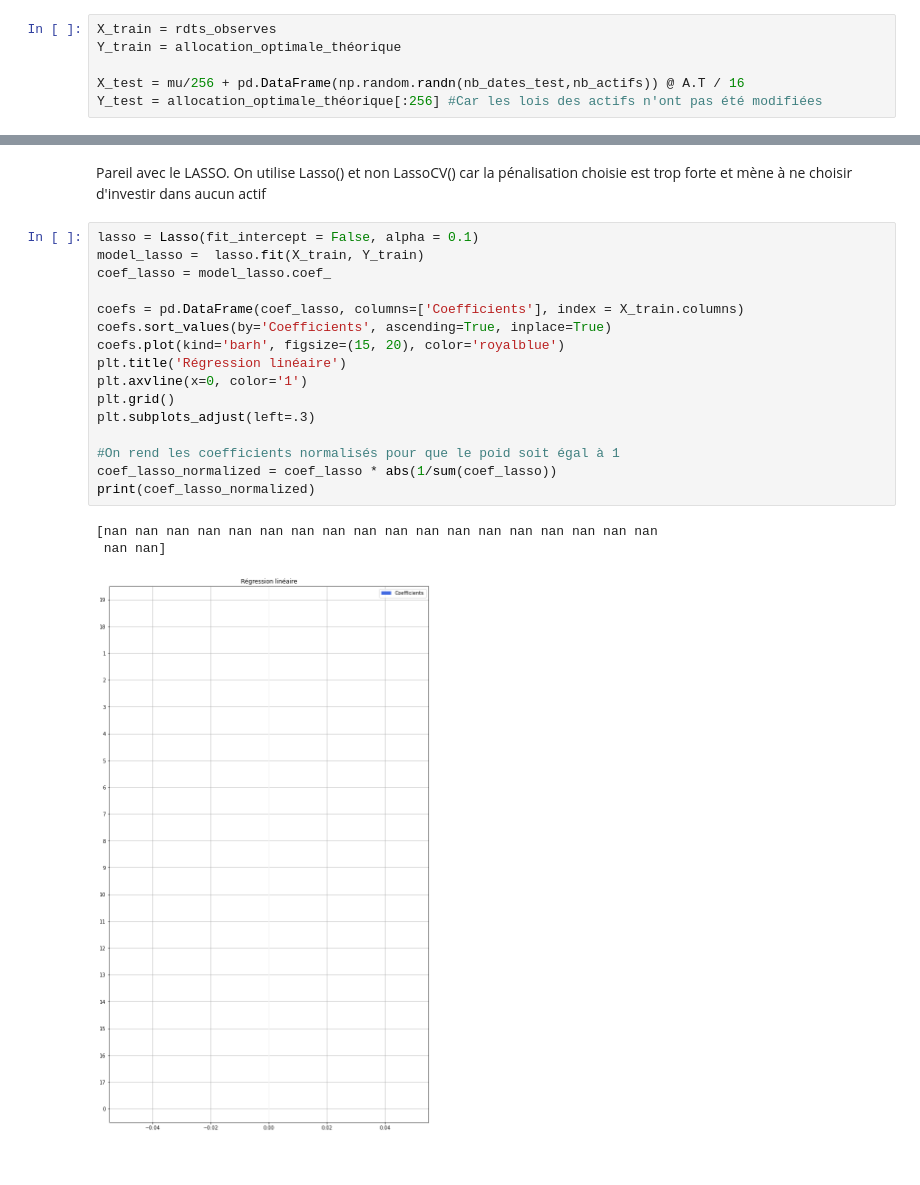
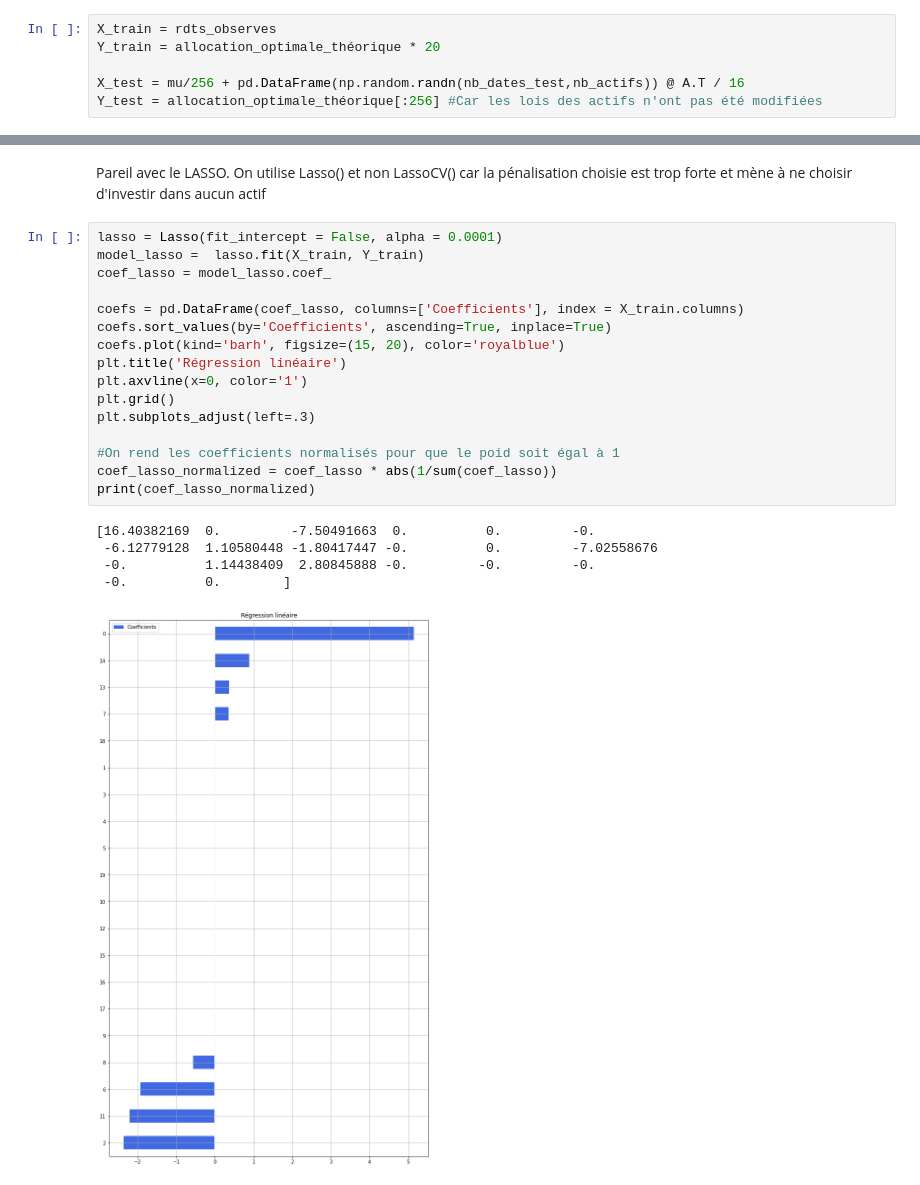
Before and after one commit to PyTomSss/StatApp_M1_ENSAE, a Jupyter notebook: Brouillon_Tom/Notebook_brouillon_Tom.ipynb, the cells around one changed output, grey strips where cells are left out. Cells and saved outputs as stored; diff of their text form.

```diff
--- a/Brouillon_Tom/Notebook_brouillon_Tom.ipynb
+++ b/Brouillon_Tom/Notebook_brouillon_Tom.ipynb
@@ -132,7 +132,7 @@ nb_dates_test = 256
 nb_simu = 1000
 # %%
 X_train = rdts_observes
-Y_train = allocation_optimale_théorique
+Y_train = allocation_optimale_théorique * 20
 
 X_test = mu/256 + pd.DataFrame(np.random.randn(nb_dates_test,nb_actifs)) @ A.T / 16
 Y_test = allocation_optimale_théorique[:256] #Car les lois des actifs n'ont pas été modifiées
@@ -361,22 +349,24 @@ print(coef_ridge_normalized)
 # %% [markdown]
 Pareil avec le LASSO. On utilise Lasso() et non LassoCV() car la pénalisation choisie est trop forte et mène à ne choisir d'investir dans aucun actif
 # %%
-lasso = Lasso(fit_intercept = False, alpha = 0.1)
+lasso = Lasso(fit_intercept = False, alpha = 0.0001)
 model_lasso =  lasso.fit(X_train, Y_train)
 coef_lasso = model_lasso.coef_
 
 coefs = pd.DataFrame(coef_lasso, columns=['Coefficients'], index = X_train.columns)
 coefs.sort_values(by='Coefficients', ascending=True, inplace=True)
 coefs.plot(kind='barh', figsize=(15, 20), color='royalblue')
 plt.title('Régression linéaire')
 plt.axvline(x=0, color='1')
 plt.grid()
 plt.subplots_adjust(left=.3)
 
 #On rend les coefficients normalisés pour que le poid soit égal à 1
 coef_lasso_normalized = coef_lasso * abs(1/sum(coef_lasso))
 print(coef_lasso_normalized)
 # %% [output]
-[nan nan nan nan nan nan nan nan nan nan nan nan nan nan nan nan nan nan
- nan nan]
+[16.40382169  0.         -7.50491663  0.          0.         -0.
+ -6.12779128  1.10580448 -1.80417447 -0.          0.         -7.02558676
+ -0.          1.14438409  2.80845888 -0.         -0.         -0.
+ -0.          0.        ]
-[figure, old version]
+[figure, new version]
```
Also changed, not shown: parts of 24 cells of this notebook.
